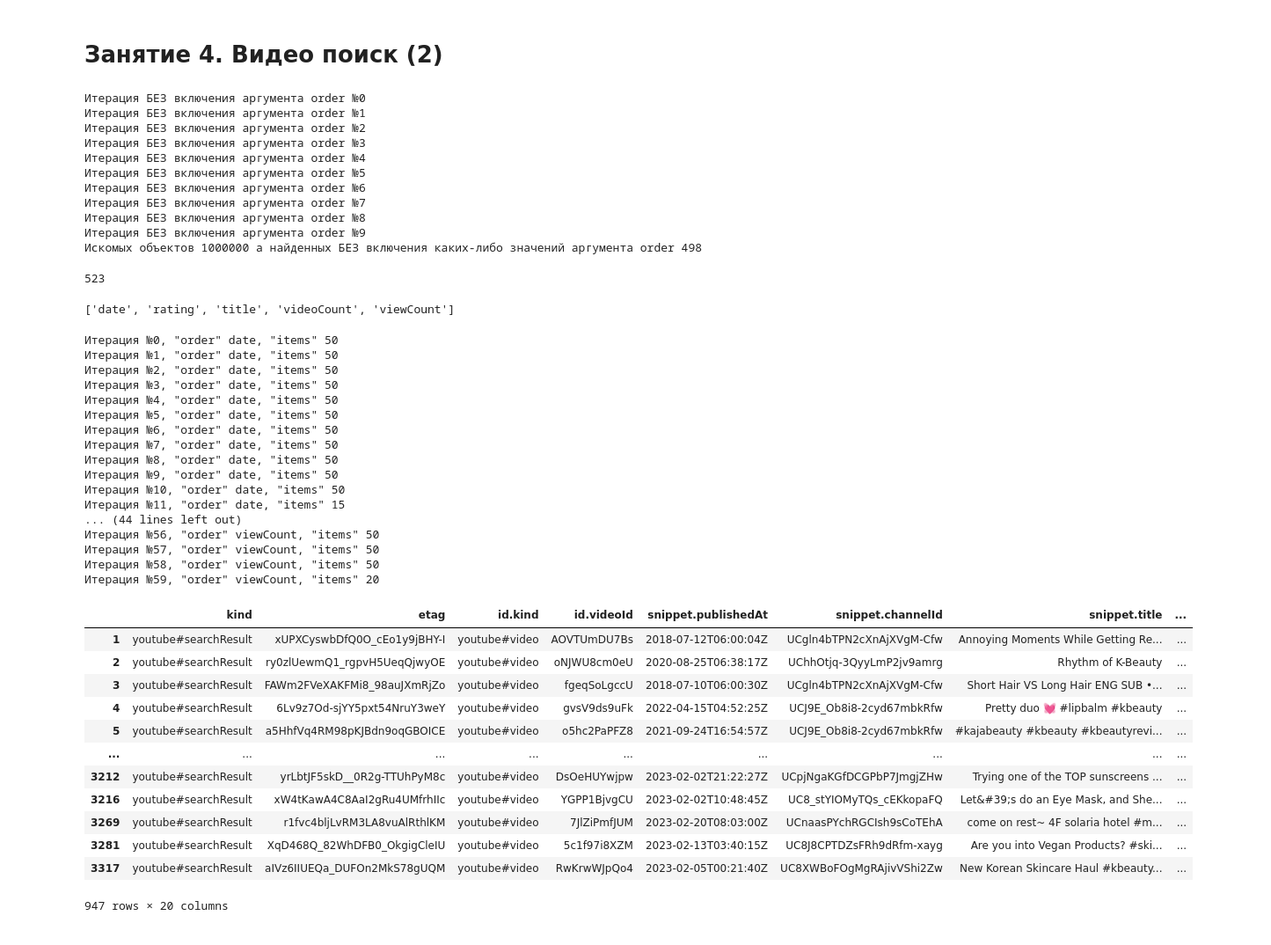
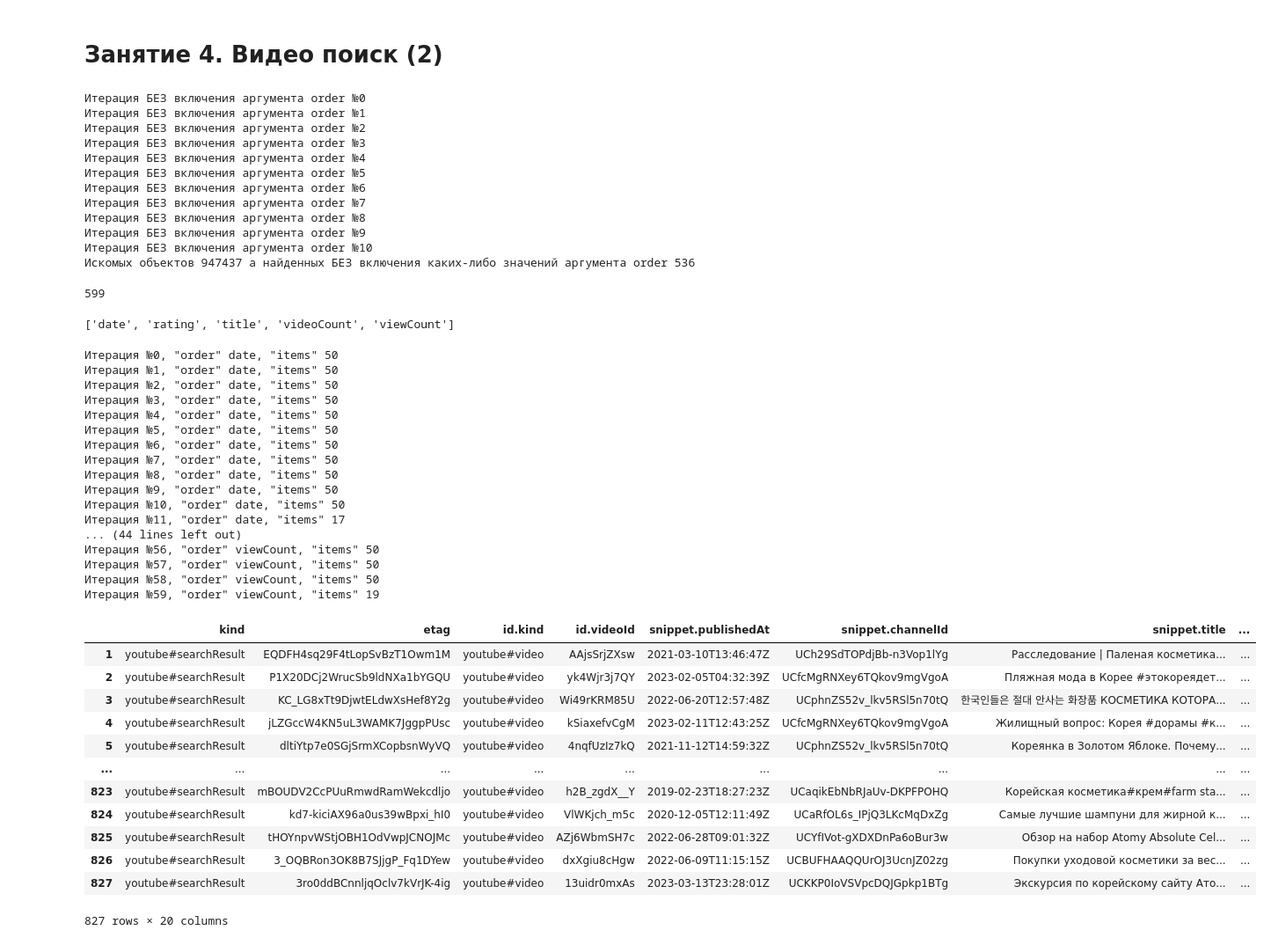
Before and after one commit to Tricar5/dm_corean, a Jupyter notebook: notebooks/4/search_42(video).ipynb, the cells around one changed output. Shown: that part at 88% size. Drawn from its saved outputs; the diff is of its cells as text; code cells hidden in the pictures.

```diff
--- a/notebooks/4/search_42(video).ipynb
+++ b/notebooks/4/search_42(video).ipynb
@@ -11,7 +11,7 @@ with open(ROOT / "config.yml", "r") as f:
 # 3
 DATA_PATH = ROOT / config['api']['DATA_PATH'] / 'seminar4'
 
-query = "k_beauty | kbeauty"
+query = "корейская косметика"
 type_query = "video"
 
 # Для поиска видео с учетом даты:
@@ -99,11 +99,12 @@ print(f"Искомых объектов {response['pageInfo']['totalResults']}",
 Итерация БЕЗ включения аргумента order №7
 Итерация БЕЗ включения аргумента order №8
 Итерация БЕЗ включения аргумента order №9
-Искомых объектов 1000000 а найденных БЕЗ включения каких-либо значений аргумента order 498
+Итерация БЕЗ включения аргумента order №10
+Искомых объектов 947437 а найденных БЕЗ включения каких-либо значений аргумента order 536
 # %%
 len(df_supplemented)
 # %% [output]
-523
+599
 # %%
 # Значения аргумента order:
 order_list = ['date', 'rating', 'title', 'videoCount', 'viewCount']
@@ -180,32 +181,32 @@ for order in order_list:
 Итерация №8, "order" date, "items" 50
 Итерация №9, "order" date, "items" 50
 Итерация №10, "order" date, "items" 50
-Итерация №11, "order" date, "items" 15
+Итерация №11, "order" date, "items" 17
 ... (44 lines left out)
 Итерация №56, "order" viewCount, "items" 50
 Итерация №57, "order" viewCount, "items" 50
 Итерация №58, "order" viewCount, "items" 50
-Итерация №59, "order" viewCount, "items" 20
+Итерация №59, "order" viewCount, "items" 19
 # %%
 # 19
 # Удаление дубликатов каналов (по их ID) и запись в Excel:
 df_supplemented.index = range(1,len(df_supplemented)+1) # сквозной индекс для итоговой таблицы
-df_supplemented = df_supplemented.drop_duplicates(f'id.{type_query}Id')
+df_supplemented = df_supplemented.drop_duplicates()
 display(df_supplemented)
 # %% [output]
 |  | kind | etag | id.kind | id.videoId | snippet.publishedAt | snippet.channelId | snippet.title | ... |
-| 1 | youtube#searchResult | xUPXCyswbDfQ0O_cEo1y9jBHY-I | youtube#video | AOVTUmDU7Bs | 2018-07-12T06:00:04Z | UCgln4bTPN2cXnAjXVgM-Cfw | Annoying Moments While Getting Re... | ... |
-| 2 | youtube#searchResult | ry0zlUewmQ1_rgpvH5UeqQjwyOE | youtube#video | oNJWU8cm0eU | 2020-08-25T06:38:17Z | UChhOtjq-3QyyLmP2jv9amrg | Rhythm of K-Beauty | ... |
-| 3 | youtube#searchResult | FAWm2FVeXAKFMi8_98auJXmRjZo | youtube#video | fgeqSoLgccU | 2018-07-10T06:00:30Z | UCgln4bTPN2cXnAjXVgM-Cfw | Short Hair VS Long Hair ENG SUB •... | ... |
-| 4 | youtube#searchResult | 6Lv9z7Od-sjYY5pxt54NruY3weY | youtube#video | gvsV9ds9uFk | 2022-04-15T04:52:25Z | UCJ9E_Ob8i8-2cyd67mbkRfw | Pretty duo 💓 #lipbalm #kbeauty | ... |
-| 5 | youtube#searchResult | a5HhfVq4RM98pKJBdn9oqGBOICE | youtube#video | o5hc2PaPFZ8 | 2021-09-24T16:54:57Z | UCJ9E_Ob8i8-2cyd67mbkRfw | #kajabeauty #kbeauty #kbeautyrevi... | ... |
+| 1 | youtube#searchResult | EQDFH4sq29F4tLopSvBzT1Owm1M | youtube#video | AAjsSrjZXsw | 2021-03-10T13:46:47Z | UCh29SdTOPdjBb-n3Vop1lYg | Расследование | Паленая косметика... | ... |
+| 2 | youtube#searchResult | P1X20DCj2WrucSb9ldNXa1bYGQU | youtube#video | yk4Wjr3j7QY | 2023-02-05T04:32:39Z | UCfcMgRNXey6TQkov9mgVgoA | Пляжная мода в Корее #этокореядет... | ... |
+| 3 | youtube#searchResult | KC_LG8xTt9DjwtELdwXsHef8Y2g | youtube#video | Wi49rKRM85U | 2022-06-20T12:57:48Z | UCphnZS52v_lkv5RSl5n70tQ | 한국인들은 절대 안사는 화장품 КОСМЕТИКА КОТОРА... | ... |
+| 4 | youtube#searchResult | jLZGccW4KN5uL3WAMK7JggpPUsc | youtube#video | kSiaxefvCgM | 2023-02-11T12:43:25Z | UCfcMgRNXey6TQkov9mgVgoA | Жилищный вопрос: Корея #дорамы #к... | ... |
+| 5 | youtube#searchResult | dltiYtp7e0SGjSrmXCopbsnWyVQ | youtube#video | 4nqfUzIz7kQ | 2021-11-12T14:59:32Z | UCphnZS52v_lkv5RSl5n70tQ | Кореянка в Золотом Яблоке. Почему... | ... |
 | ... | ... | ... | ... | ... | ... | ... | ... | ... |
-| 3212 | youtube#searchResult | yrLbtJF5skD__0R2g-TTUhPyM8c | youtube#video | DsOeHUYwjpw | 2023-02-02T21:22:27Z | UCpjNgaKGfDCGPbP7JmgjZHw | Trying one of the TOP sunscreens ... | ... |
-| 3216 | youtube#searchResult | xW4tKawA4C8AaI2gRu4UMfrhIIc | youtube#video | YGPP1BjvgCU | 2023-02-02T10:48:45Z | UC8_stYIOMyTQs_cEKkopaFQ | Let&#39;s do an Eye Mask, and She... | ... |
-| 3269 | youtube#searchResult | r1fvc4bljLvRM3LA8vuAlRthlKM | youtube#video | 7JlZiPmfJUM | 2023-02-20T08:03:00Z | UCnaasPYchRGCIsh9sCoTEhA | come on rest~ 4F solaria hotel #m... | ... |
-| 3281 | youtube#searchResult | XqD468Q_82WhDFB0_OkgigCleIU | youtube#video | 5c1f97i8XZM | 2023-02-13T03:40:15Z | UC8J8CPTDZsFRh9dRfm-xayg | Are you into Vegan Products? #ski... | ... |
-| 3317 | youtube#searchResult | aIVz6IIUEQa_DUFOn2MkS78gUQM | youtube#video | RwKrwWJpQo4 | 2023-02-05T00:21:40Z | UC8XWBoFOgMgRAjivVShi2Zw | New Korean Skincare Haul #kbeauty... | ... |
+| 823 | youtube#searchResult | mBOUDV2CcPUuRmwdRamWekcdljo | youtube#video | h2B_zgdX__Y | 2019-02-23T18:27:23Z | UCaqikEbNbRJaUv-DKPFPOHQ | Корейская косметика#крем#farm sta... | ... |
+| 824 | youtube#searchResult | kd7-kiciAX96a0us39wBpxi_hI0 | youtube#video | VlWKjch_m5c | 2020-12-05T12:11:49Z | UCaRfOL6s_IPjQ3LKcMqDxZg | Самые лучшие шампуни для жирной к... | ... |
+| 825 | youtube#searchResult | tHOYnpvWStjOBH1OdVwpJCNOJMc | youtube#video | AZj6WbmSH7c | 2022-06-28T09:01:32Z | UCYfIVot-gXDXDnPa6oBur3w | Обзор на набор Atomy Absolute Cel... | ... |
+| 826 | youtube#searchResult | 3_OQBRon3OK8B7SJjgP_Fq1DYew | youtube#video | dxXgiu8cHgw | 2022-06-09T11:15:15Z | UCBUFHAAQQUrOJ3UcnJZ02zg | Покупки уходовой косметики за вес... | ... |
+| 827 | youtube#searchResult | 3ro0ddBCnnljqOclv7kVrJK-4ig | youtube#video | 13uidr0mxAs | 2023-03-13T23:28:01Z | UCKKP0IoVSVpcDQJGpkp1BTg | Экскурсия по корейскому сайту Ато... | ... |
-947 rows × 20 columns
+827 rows × 20 columns
 # %%
 # 20
 
```
Also changed, not shown: parts of 8 cells of this notebook, 7 other files.
